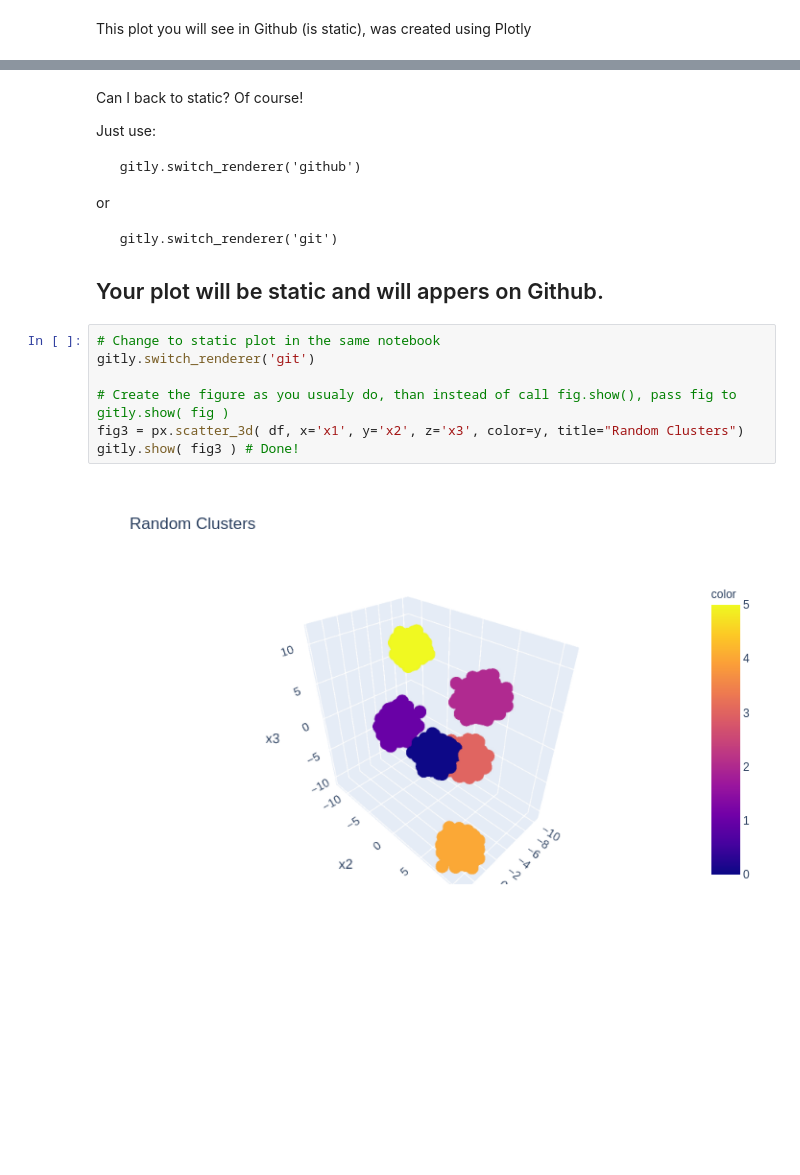
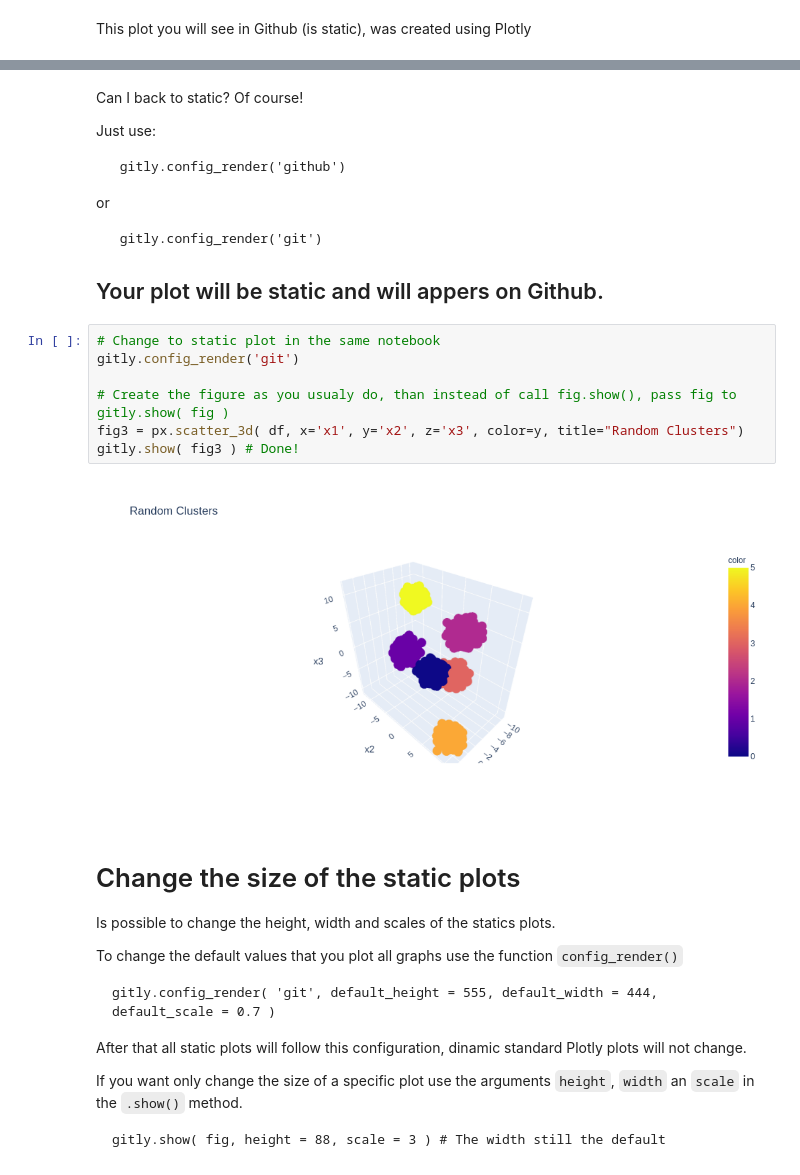
Before and after one commit to Tiagoeem/gitly, a Jupyter notebook: examples/Using_Gitly_Example.ipynb, the cells around one changed output, grey strips where cells are left out. Drawn from its saved outputs; the diff is of its cells as text; blank space fills up the shorter version.

````diff
--- a/examples/Using_Gitly_Example.ipynb
+++ b/examples/Using_Gitly_Example.ipynb
@@ -91,7 +99,7 @@ Just use:
 
 
 ```
- gitly.switch_renderer('github')
+ gitly.config_render('github')
 ```
 
 
@@ -99,16 +107,34 @@ or
 
 
 ```
- gitly.switch_renderer('git')
+ gitly.config_render('git')
 ```
 
 ## Your plot will be static and will appers on Github.
 # %%
 # Change to static plot in the same notebook
-gitly.switch_renderer('git')
+gitly.config_render('git')
 
 # Create the figure as you usualy do, than instead of call fig.show(), pass fig to gitly.show( fig )
 fig3 = px.scatter_3d( df, x='x1', y='x2', z='x3', color=y, title="Random Clusters")
 gitly.show( fig3 ) # Done!
 # %% [output]
-[figure, old version]
+[figure, new version]
+# %% [markdown]
+# Change the size of the static plots
+
+Is possible to change the height, width and scales of the statics plots.
+
+To change the default values that you plot all graphs use the function ```config_render()```
+
+```
+gitly.config_render( 'git', default_height = 555, default_width = 444, default_scale = 0.7 )
+```
+After that all static plots will follow this configuration, dinamic standard Plotly plots will not change.
+
+
+If you want only change the size of a specific plot use the arguments ```height```, ```width``` an ```scale``` in the ```.show()``` method.
+
+```
+gitly.show( fig, height = 88, scale = 3 ) # The width still the default
+```
````
Also changed, not shown: parts of 14 cells of this notebook.
